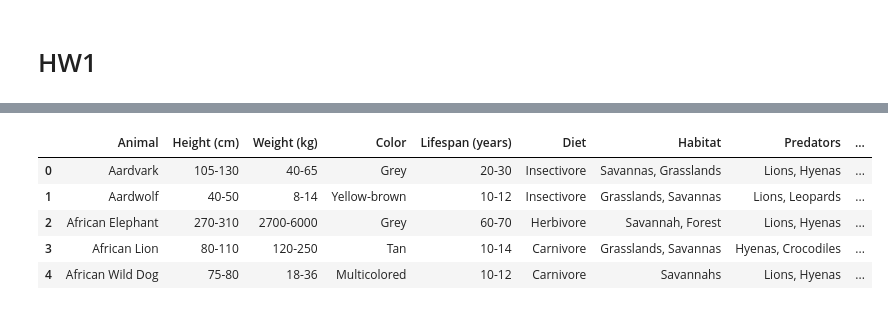
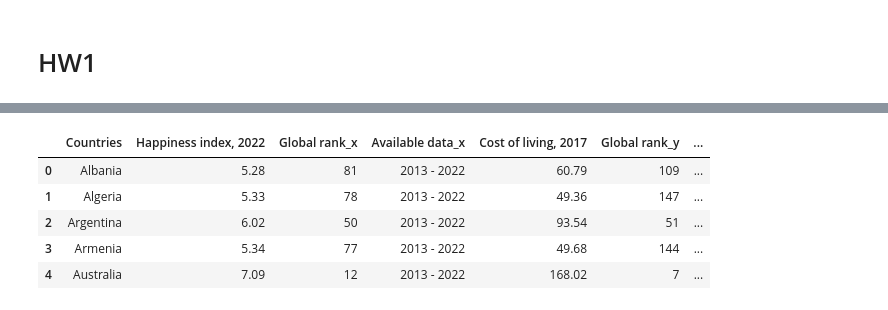
Before and after one commit to Ayden0nnn/-, a Jupyter notebook: Programming_Language_HW1.ipynb, the cells around one changed output, grey strips where cells are left out. Cells and saved outputs as stored; diff of their text form; code cells hidden in the pictures.

```diff
--- a/Programming_Language_HW1.ipynb
+++ b/Programming_Language_HW1.ipynb
@@ -17,12 +80,12 @@ Saving Animal Dataset.csv to Animal Dataset.csv
 # %%
-data = pd.read_csv('Animal Dataset.csv')
+data = pd.read_csv('merged_data.csv')
 data.head()
 # %% [output]
-|  | Animal | Height (cm) | Weight (kg) | Color | Lifespan (years) | Diet | Habitat | Predators | ... |
-| 0 | Aardvark | 105-130 | 40-65 | Grey | 20-30 | Insectivore | Savannas, Grasslands | Lions, Hyenas | ... |
-| 1 | Aardwolf | 40-50 | 8-14 | Yellow-brown | 10-12 | Insectivore | Grasslands, Savannas | Lions, Leopards | ... |
-| 2 | African Elephant | 270-310 | 2700-6000 | Grey | 60-70 | Herbivore | Savannah, Forest | Lions, Hyenas | ... |
-| 3 | African Lion | 80-110 | 120-250 | Tan | 10-14 | Carnivore | Grasslands, Savannas | Hyenas, Crocodiles | ... |
-| 4 | African Wild Dog | 75-80 | 18-36 | Multicolored | 10-12 | Carnivore | Savannahs | Lions, Hyenas | ... |
+|  | Countries | Happiness index, 2022 | Global rank_x | Available data_x | Cost of living, 2017 | Global rank_y | ... |
+| 0 | Albania | 5.28 | 81 | 2013 - 2022 | 60.79 | 109 | ... |
+| 1 | Algeria | 5.33 | 78 | 2013 - 2022 | 49.36 | 147 | ... |
+| 2 | Argentina | 6.02 | 50 | 2013 - 2022 | 93.54 | 51 | ... |
+| 3 | Armenia | 5.34 | 77 | 2013 - 2022 | 49.68 | 144 | ... |
+| 4 | Australia | 7.09 | 12 | 2013 - 2022 | 168.02 | 7 | ... |
 # %%
 import matplotlib.pyplot as plt
```
Also changed, not shown: parts of 14 cells of this notebook.
